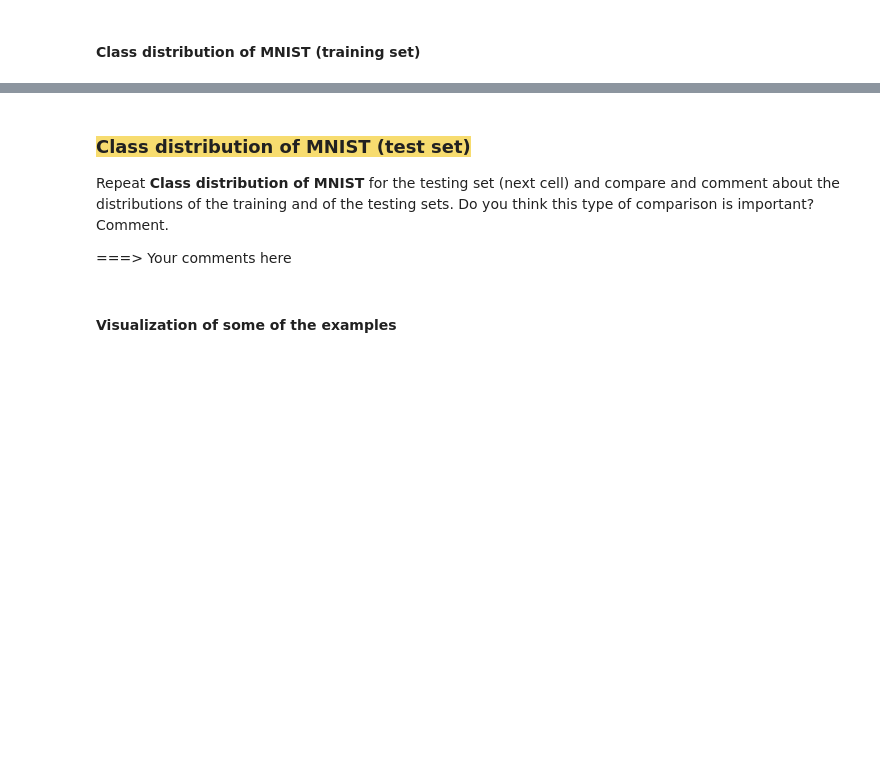
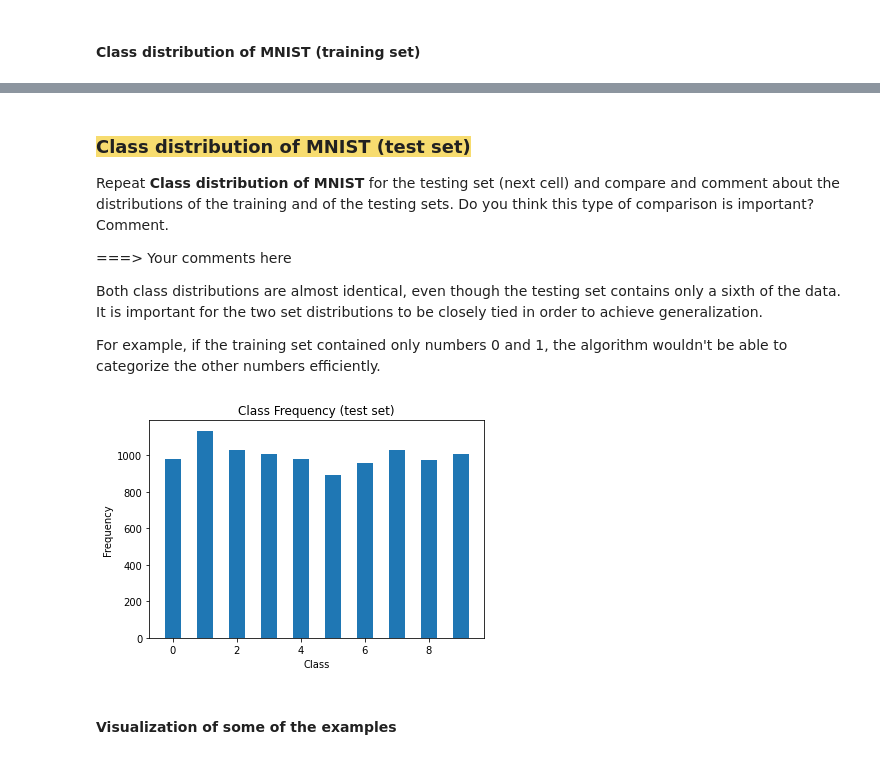
Before and after one commit to ricardokojo/MAC0460-2021, a Jupyter notebook: ep03_logistic_regression.ipynb, the cells around one changed output, grey strips where cells are left out. Drawn from its saved outputs; the diff is of its cells as text; code cells hidden in the pictures; blank space fills up the shorter version.

```diff
--- a/ep03_logistic_regression.ipynb
+++ b/ep03_logistic_regression.ipynb
@@ -370,3 +520,7 @@ plt.show()
 Repeat **Class distribution of MNIST** for the testing set (next cell) and compare and comment about the distributions of the training and of the testing sets. Do you think this type of comparison is important? Comment.
 
 ===> Your comments here
+
+Both class distributions are almost identical, even though the testing set contains only a sixth of the data. It is important for the two set distributions to be closely tied in order to achieve generalization.
+
+For example, if the training set contained only numbers 0 and 1, the algorithm wouldn't be able to categorize the other numbers efficiently.
@@ -375,3 +527,13 @@ Repeat **Class distribution of MNIST** for the testing set (next cell) and compa
+# %%
+# ===> Your code here
+unique, counts = np.unique(y_test_all, return_counts=True)
+plt.bar(unique, counts, 0.5)
+plt.title('Class Frequency (test set)')
+plt.xlabel('Class')
+plt.ylabel('Frequency')
+plt.show()
+# %% [output]
+[figure, added]
 # %% [markdown]
 #### Visualization of some of the examples
 # %%
```
Also changed, not shown: parts of 36 cells of this notebook.
